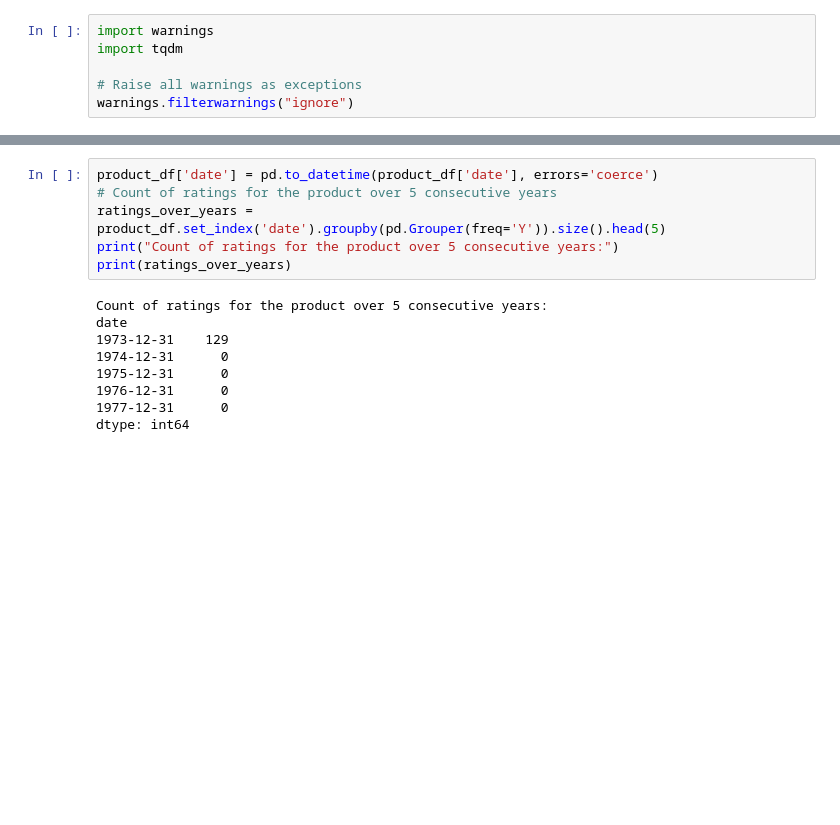
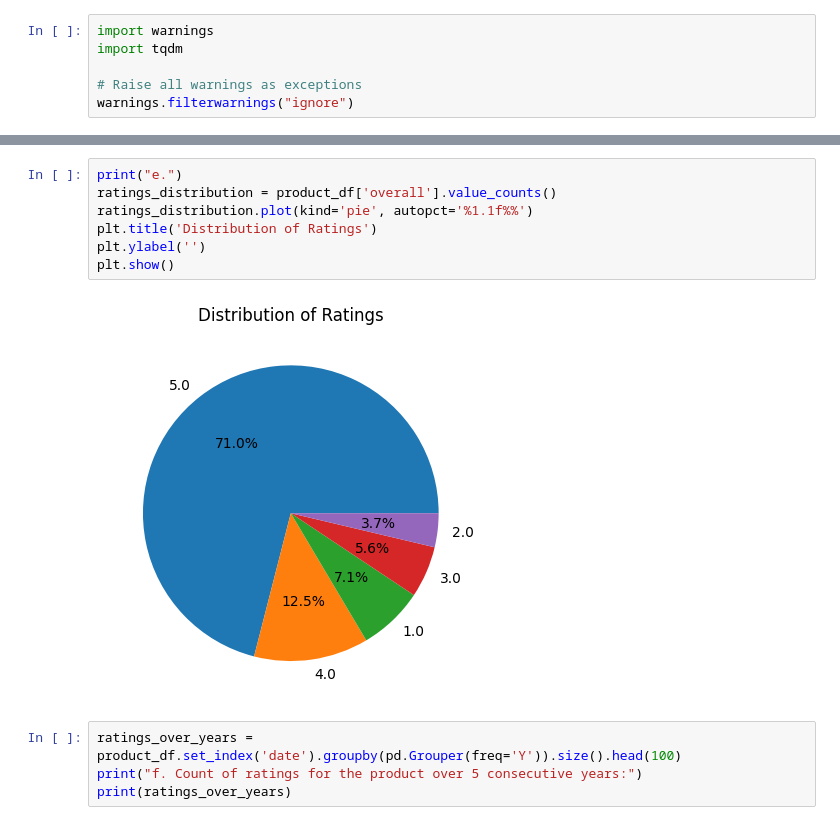
Before and after one commit to NalishJain/CSE508_Winter2024_A3_2021543, a Jupyter notebook: code.ipynb, the cells around one changed output, grey strips where cells are left out. Cells and saved outputs as stored; diff of their text form; blank space fills up the shorter version.

```diff
--- a/code.ipynb
+++ b/code.ipynb
@@ -230,15 +257,13 @@ set(product_df['date'])
+# %%
+print("e.")
+ratings_distribution = product_df['overall'].value_counts()
+ratings_distribution.plot(kind='pie', autopct='%1.1f%%')
+plt.title('Distribution of Ratings')
+plt.ylabel('')
+plt.show()
+# %% [output]
+[figure, added]
 # %%
-product_df['date'] = pd.to_datetime(product_df['date'], errors='coerce')
-# Count of ratings for the product over 5 consecutive years
-ratings_over_years = product_df.set_index('date').groupby(pd.Grouper(freq='Y')).size().head(5)
-print("Count of ratings for the product over 5 consecutive years:")
+ratings_over_years = product_df.set_index('date').groupby(pd.Grouper(freq='Y')).size().head(100)
+print("f. Count of ratings for the product over 5 consecutive years:")
 print(ratings_over_years)
-# %% [output]
-Count of ratings for the product over 5 consecutive years:
-date
-1973-12-31    129
-1974-12-31      0
-1975-12-31      0
-1976-12-31      0
-1977-12-31      0
-dtype: int64
```
Also changed, not shown: parts of 12 cells of this notebook.
